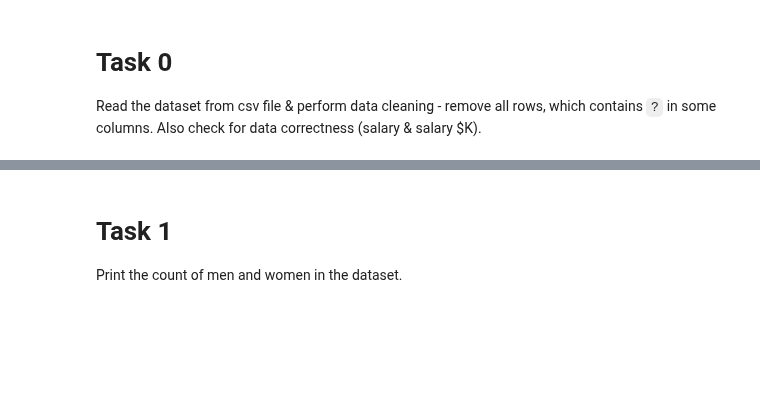
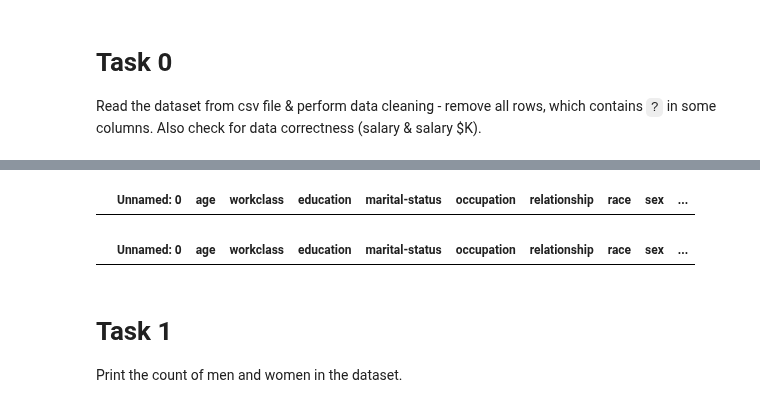
Before and after one commit to mate-academy/py-adult-data-analysis, a Jupyter notebook: app/main.ipynb, the cells around one changed output, grey strips where cells are left out. Drawn from its saved outputs; the diff is of its cells as text; code cells hidden in the pictures; blank space fills up the shorter version.

```diff
--- a/app/main.ipynb
+++ b/app/main.ipynb
@@ -26,3 +12,11 @@ adults.dropna(inplace=True)
+# %%
+adults.loc[(adults["salary K$"] <= 50)  & (adults["salary"] == ">50K")]
+# %% [output]
+|  | Unnamed: 0 | age | workclass | education | marital-status | occupation | relationship | race | sex | ... |
+# %%
+adults.loc[(adults["salary K$"] > 50)  & (adults["salary"] == "<=50K")]
+# %% [output]
+|  | Unnamed: 0 | age | workclass | education | marital-status | occupation | relationship | race | sex | ... |
 # %% [markdown]
 # Task 1
 Print the count of men and women in the dataset.
```
Also changed, not shown: parts of 4 cells of this notebook.
